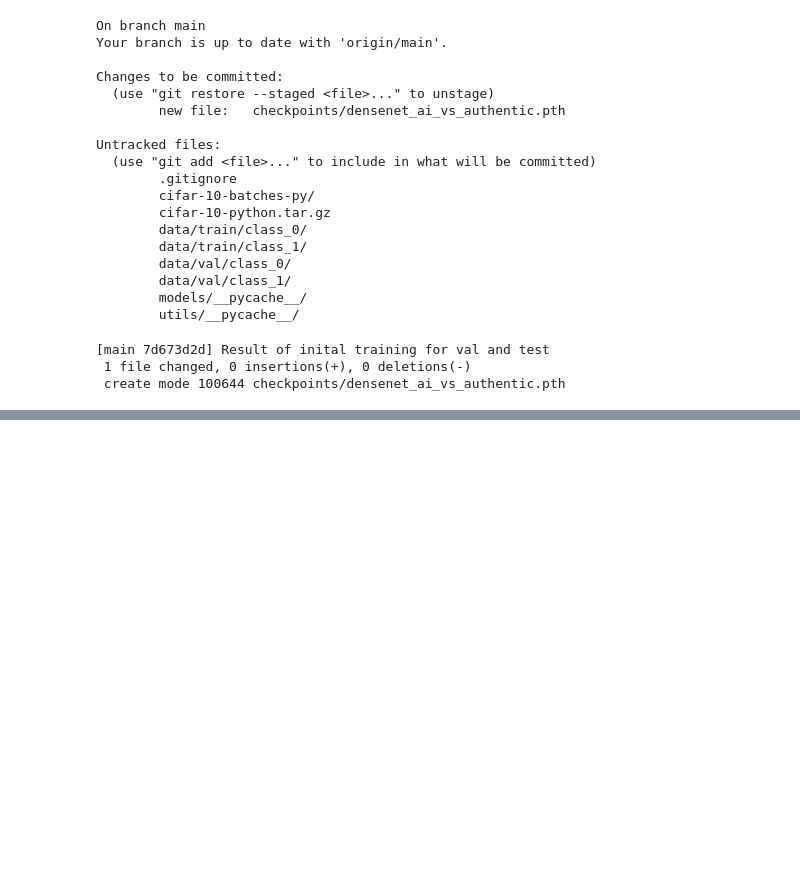
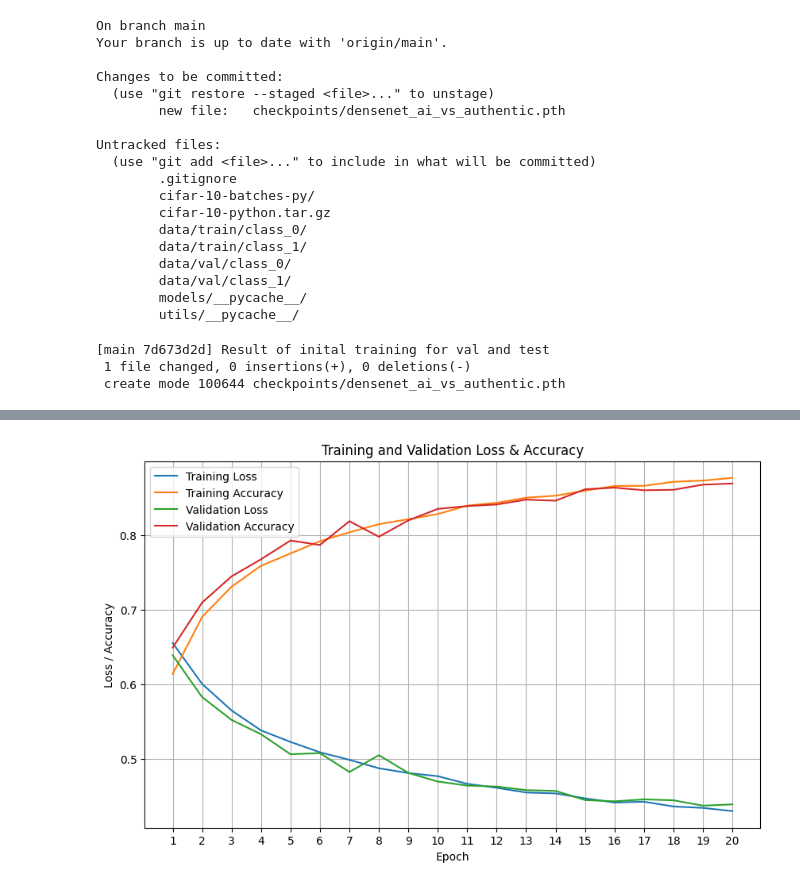
Before and after one commit to Anjaas85/authentic_vs_AI_generated_photos, a Jupyter notebook: training20ep.ipynb, the cells around one changed output, grey strips where cells are left out. Cells and saved outputs as stored; diff of their text form; code cells hidden in the pictures; blank space fills up the shorter version.

```diff
--- a/training20ep.ipynb
+++ b/training20ep.ipynb
@@ -300,0 +350,23 @@ Untracked files:
+# %%
+train_df = df[df['Phase'] == 'train']
+val_df = df[df['Phase'] == 'val']
+
+plt.figure(figsize=(10, 6))
+
+#training loss and accuracy
+plt.plot(train_df['Epoch'], train_df['Loss'], label='Training Loss')
+plt.plot(train_df['Epoch'], train_df['Accuracy'], label='Training Accuracy')
+
+#validation loss and accuracy
+plt.plot(val_df['Epoch'], val_df['Loss'], label='Validation Loss')
+plt.plot(val_df['Epoch'], val_df['Accuracy'], label='Validation Accuracy')
+
+plt.xlabel('Epoch')
+plt.ylabel('Loss / Accuracy')
+plt.title('Training and Validation Loss & Accuracy')
+plt.legend()
+plt.xticks(df['Epoch'].unique())
+plt.grid(True)
+plt.show()
+# %% [output]
+[figure, added]
```
Also changed, not shown: parts of 9 cells of this notebook.
